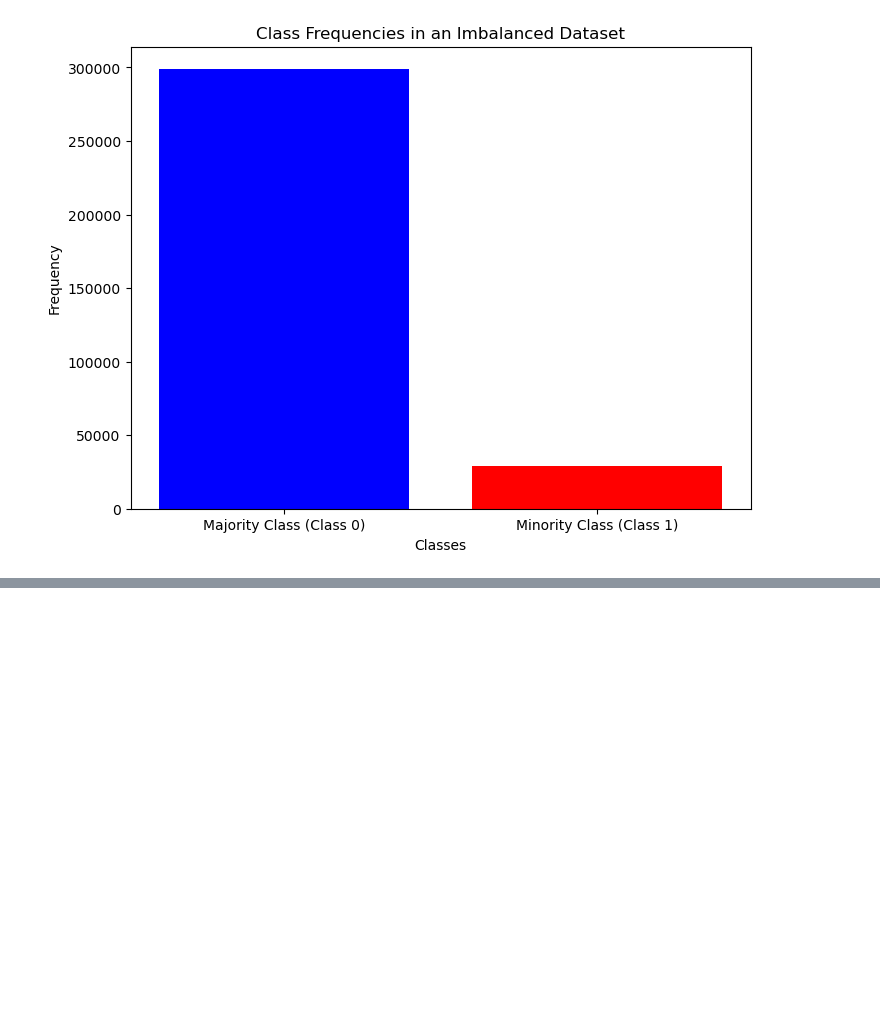
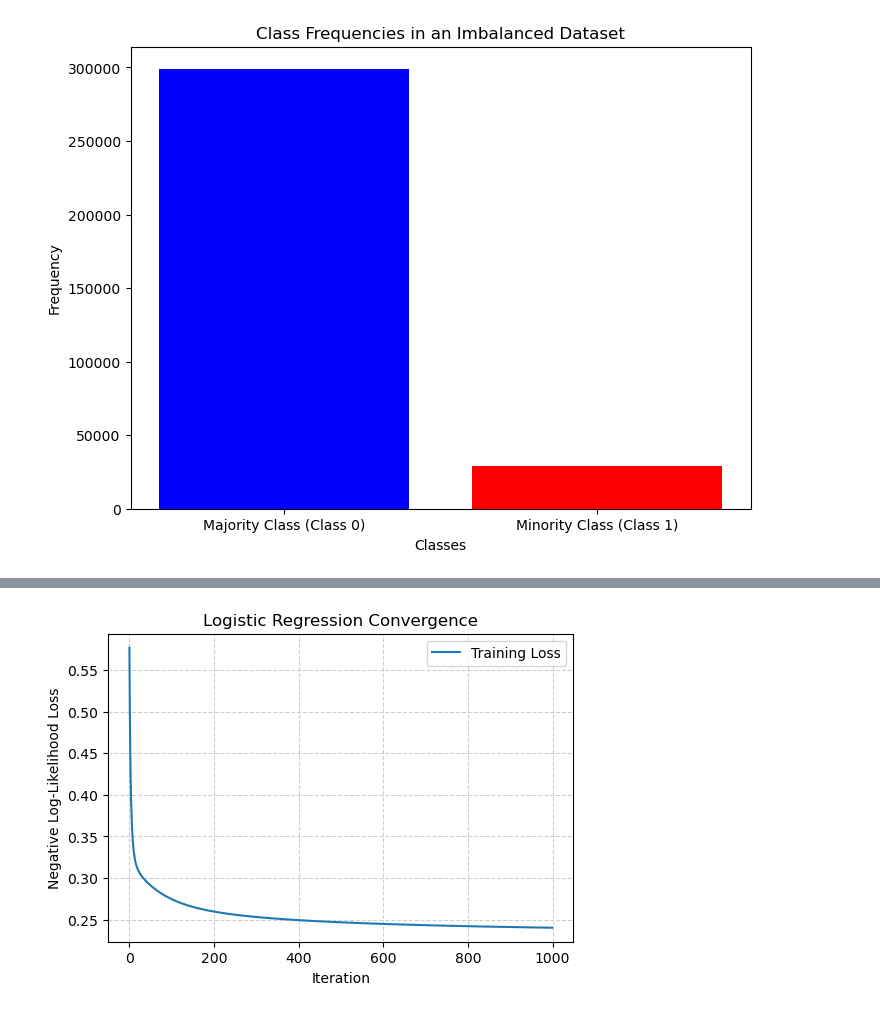
Before and after one commit to nathanmutin/MilaLyon, a Jupyter notebook: test_bea.ipynb, the cells around one changed output, grey strips where cells are left out. Cells and saved outputs as stored; diff of their text form; code cells hidden in the pictures; blank space fills up the shorter version.

```diff
--- a/test_bea.ipynb
+++ b/test_bea.ipynb
@@ -175,0 +90,3 @@ def best_threshold_by_f1(y_val, probs, thresholds=np.linspace(0,1,101)):
+# %%
+w_1, loss_1 = logistic_regression(y_tr, x_tr, np.zeros(x_tr.shape[1]), 1000, 0.1 )
+# %% [output]
@@ -175,0 +110 @@ def best_threshold_by_f1(y_val, probs, thresholds=np.linspace(0,1,101)):
+[figure, added]
```
Also changed, not shown: parts of 36 cells of this notebook, 3 other files.
